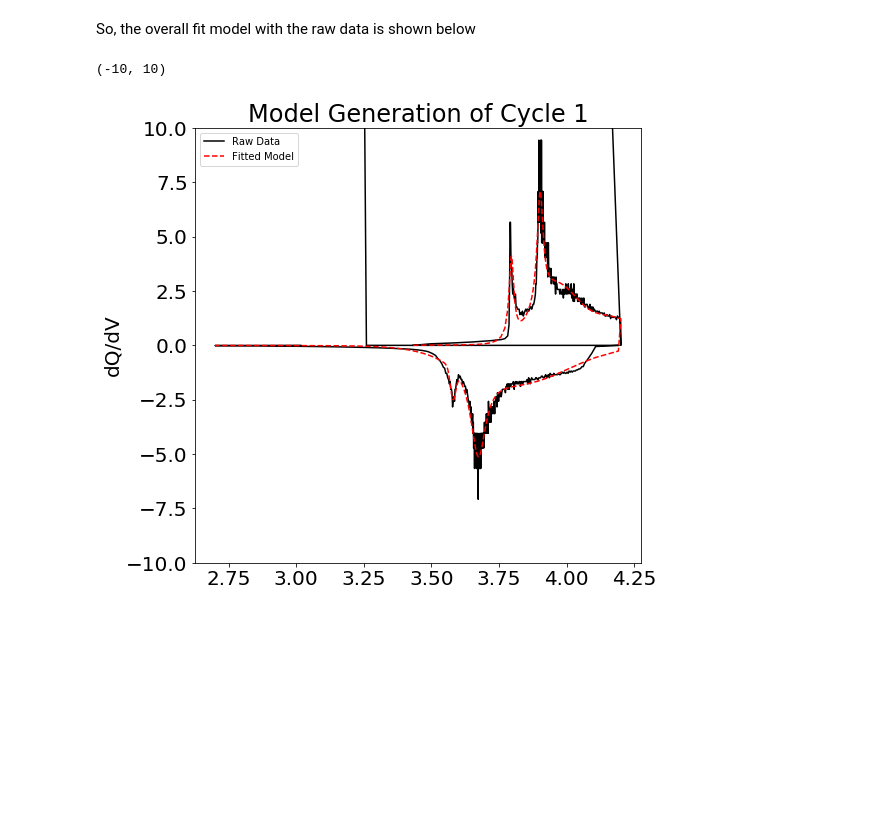
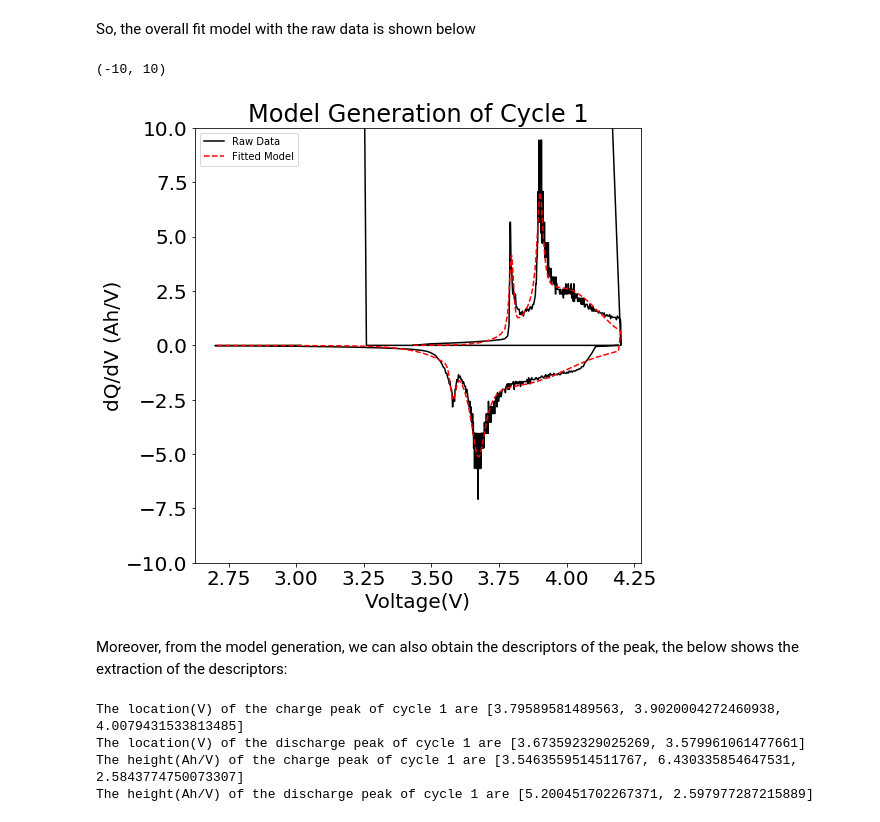
Before and after one commit to nicolet5/DiffCapAnalyzer, a Jupyter notebook: examples/Detailed_Steps_Example.ipynb, the cells around one changed output. Cells and saved outputs as stored; diff of their text form; code cells hidden in the pictures; blank space fills up the shorter version.

```diff
--- a/examples/Detailed_Steps_Example.ipynb
+++ b/examples/Detailed_Steps_Example.ipynb
@@ -162,7 +162,8 @@ else:
 import peakutils
 import scipy.signal
 
-peak_thresh=.3/max(charge['Smoothed_dQ/dV'])
+peak_thresh=2/max(charge['Smoothed_dQ/dV'])
+# user can change the above peak_thresh to adjust the sensitivity of the peak_finder
 
 # apply peak_finder
 i_charge, volts_i_ch, peak_heights_c = dct.peak_finder(charge,'c', windowlength, polyorder, datatype, lenmax, peak_thresh)
@@ -268,19 +271,37 @@ So, the overall fit model with the raw data is shown below
 # %%
 smooth_df = smooth_charge.append(smooth_discharge)
 
 fig6 = plt.figure(figsize = (8,8), facecolor = 'w', edgecolor= 'k')
 
 plt.plot(raw_df['Voltage(V)'], raw_df['dQ/dV'], 'k-', label = 'Raw Data')
 plt.plot(smooth_df['Voltage(V)'], new_df_mody['Model'], 'r--')
-plt.ylabel('dQ/dV')
+plt.xlabel('Voltage(V)', fontsize = 20)
+plt.ylabel('dQ/dV (Ah/V)', fontsize =20)
 plt.rcParams.update({'font.size':20})
 plt.title('Model Generation of Cycle 1', fontsize = 24)
 plt.legend(['Raw Data', 'Fitted Model'], loc=2, fontsize=10)
 
 plt.ylim(-10,10)
 
 # Uncomment the following line if you would like to save the plot.
 # plt.savefig(fname = 'MyExampleCycle_final generate model', bbox_inches='tight', dpi = 600)
 # %% [output]
 (-10, 10)
-[figure, old version]
+[figure, new version]
+# %% [markdown]
+Moreover, from the model generation, we can also obtain the descriptors of the peak, the below shows the extraction of the descriptors:
+# %%
+# extract the peak location from the descriptors dictionary
+center_c = [value for key, value in model_c_vals.items() if 'center' in key.lower()]
+center_d = [value for key, value in model_d_vals.items() if 'center' in key.lower()]
+center_c = center_c[0:-1]
+center_d = center_d[0:-1]
+print("The location(V) of the charge peak of cycle", cyc, "are", center_c)
+print("The location(V) of the discharge peak of cycle", cyc, "are", center_d)
+print("The height(Ah/V) of the charge peak of cycle", cyc, "are", peak_heights_c)
+print("The height(Ah/V) of the discharge peak of cycle", cyc, "are", peak_heights_d)
+# %% [output]
+The location(V) of the charge peak of cycle 1 are [3.79589581489563, 3.9020004272460938, 4.0079431533813485]
+The location(V) of the discharge peak of cycle 1 are [3.673592329025269, 3.579961061477661]
+The height(Ah/V) of the charge peak of cycle 1 are [3.5463559514511767, 6.430335854647531, 2.5843774750073307]
+The height(Ah/V) of the discharge peak of cycle 1 are [5.200451702267371, 2.597977287215889]
```
Also changed, not shown: parts of 6 cells of this notebook, 1 other file.
